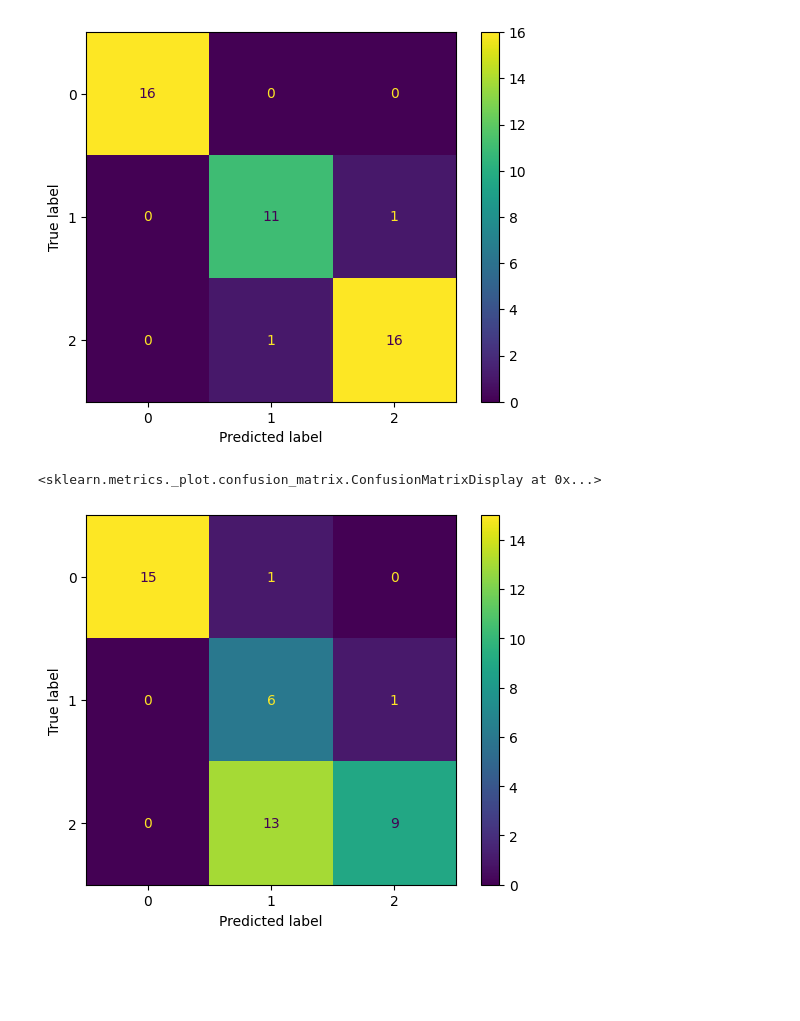
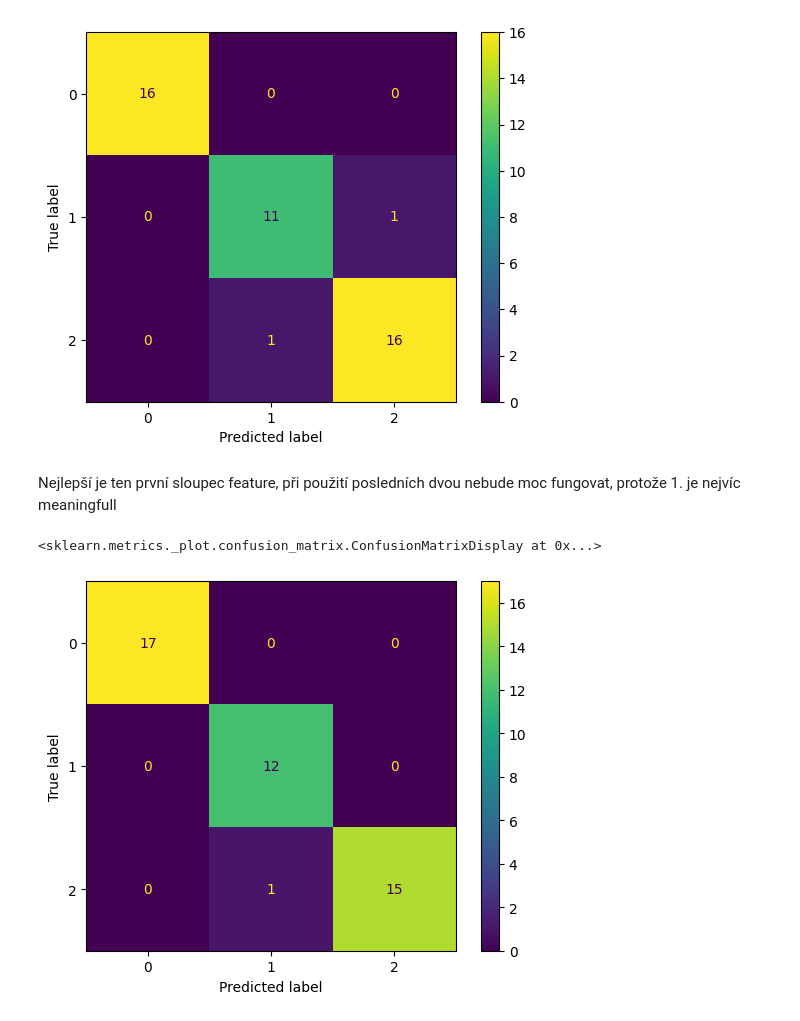
Before and after one commit to joplus2/MPA-MLF, a Jupyter notebook: PC3/MPA_MLF_PCA_2_students.ipynb, the cells around one changed output. Cells and saved outputs as stored; diff of their text form; code cells hidden in the pictures; blank space fills up the shorter version.

```diff
--- a/PC3/MPA_MLF_PCA_2_students.ipynb
+++ b/PC3/MPA_MLF_PCA_2_students.ipynb
@@ -188,17 +188,19 @@ ConfusionMatrixDisplay.from_predictions(Y_test, Ypred)
 # %% [output]
 <sklearn.metrics._plot.confusion_matrix.ConfusionMatrixDisplay at 0x...>
 [figure]
+# %% [markdown]
+Nejlepší je ten první sloupec feature, při použití posledních dvou nebude moc fungovat, protože 1. je nejvíc meaningfull
 # %%
 # Now do the same, but use only 2-dimensional data of original X (first two columns)
-X_train, X_test, Y_train, Y_test = train_test_split(X[:, 0:2], y, test_size=0.3)
+X_train, X_test, Y_train, Y_test = train_test_split(Xpca[:, 0:2], y, test_size=0.3)
 
 knn1=KNeighborsClassifier(n_neighbors = 3)
 knn1.fit(X_train, Y_train)
 Ypred=knn1.predict(X_test)
 
 # Import and show confusion matrix
 confusion_matrix(Y_test, Ypred)
 ConfusionMatrixDisplay.from_predictions(Y_test, Ypred)
 # %% [output]
 <sklearn.metrics._plot.confusion_matrix.ConfusionMatrixDisplay at 0x...>
-[figure, old version]
+[figure, new version]
```
